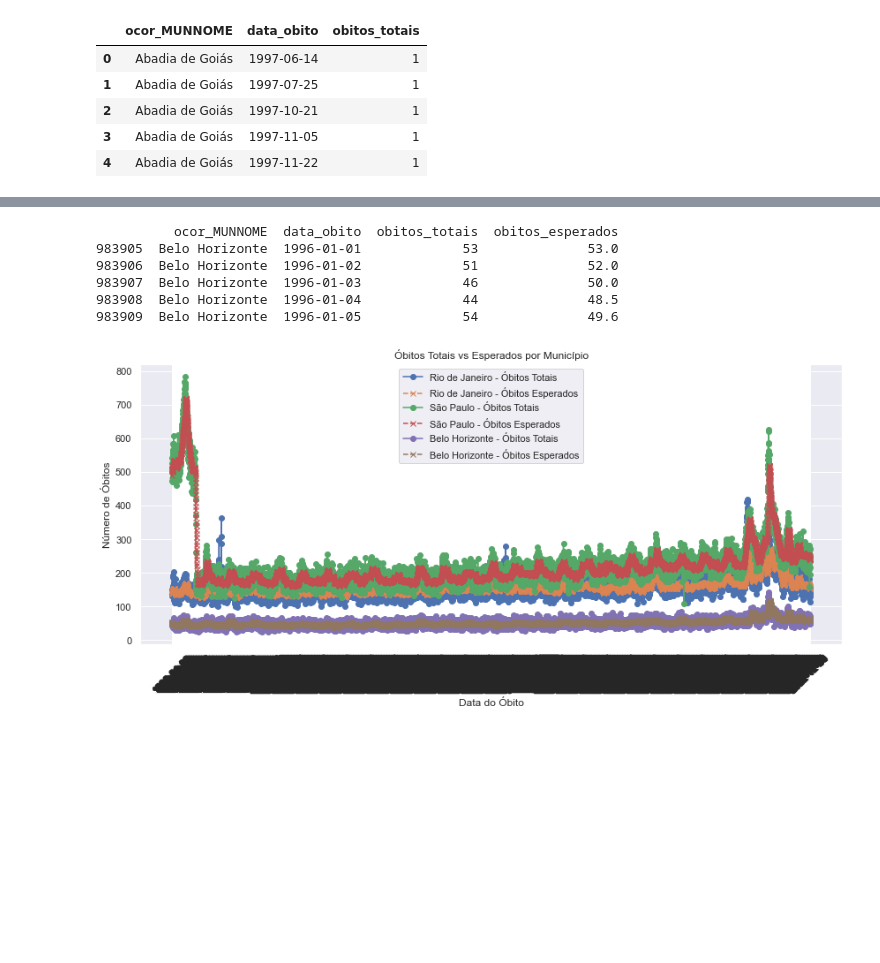
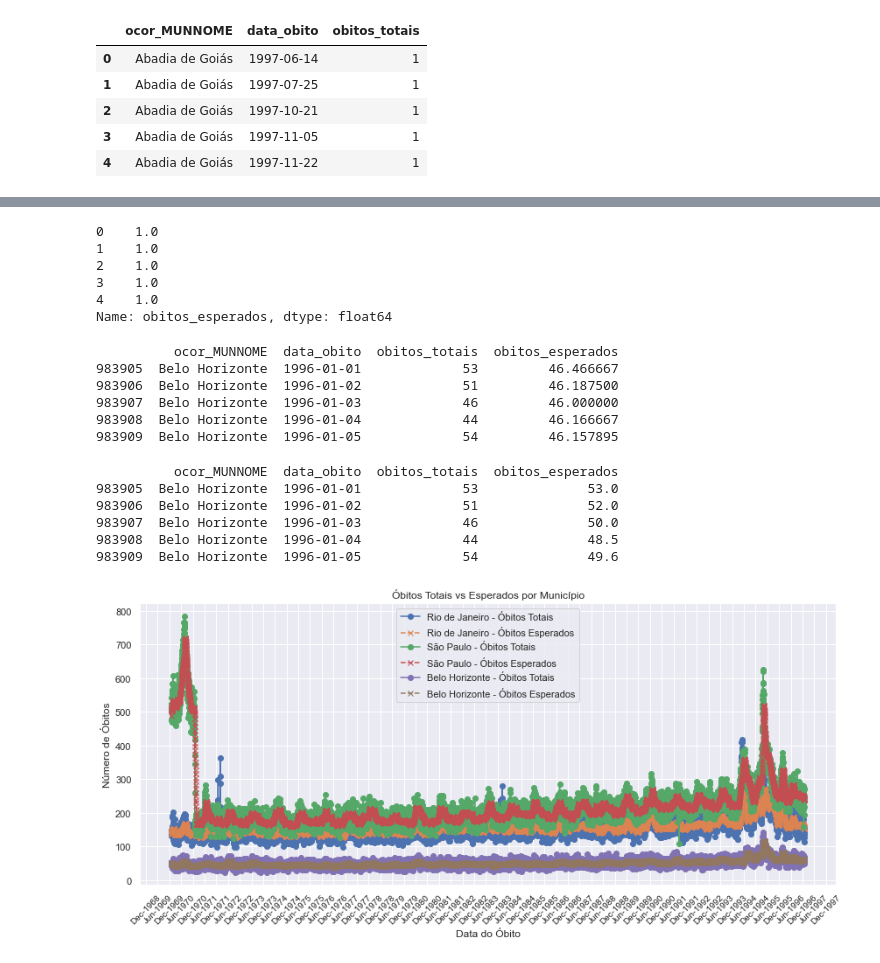
Before and after one commit to jrijo7/IC_LASA, a Jupyter notebook: filtro_df_lasa.ipynb, the cells around one changed output, grey strips where cells are left out. Saved outputs shown, nothing was run; the diff lists cells and outputs as text; code cells hidden in the pictures; blank space fills up the shorter version.

```diff
--- a/filtro_df_lasa.ipynb
+++ b/filtro_df_lasa.ipynb
@@ -19,7 +19,7 @@ arquivos_csv = glob.glob(os.path.join(caminho, "*.csv"))
 dfs = []
 
 for arquivo in arquivos_csv:
-  df = pd.read_csv(arquivo, low_memory=False)[['ocor_MUNNOME','TIPOBITO','data_obito','idade_obito_calculado','SEXO','RACACOR','ESC','OCUP','CIRCOBITO','def_circ_obito','ACIDTRAB', 'causabas_capitulo', 'causabas_grupo', 'causabas_categoria', 'causabas_subcategoria']]
+  df = pd.read_csv(arquivo, low_memory=False)[['ocor_MUNNOME', 'ocor_MUNNOMEX','TIPOBITO','data_obito','idade_obito_calculado','SEXO','RACACOR','ESC','OCUP','CIRCOBITO','def_circ_obito','ACIDTRAB', 'causabas_capitulo', 'causabas_grupo', 'causabas_categoria', 'causabas_subcategoria']]
   dfs.append(df)
   print(f'Lido {arquivo}')
 
@@ -180,3 +180,7 @@ df_agrupado_2.head()
 | 2 | Abadia de Goiás | 1997-10-21 | 1 |
 | 3 | Abadia de Goiás | 1997-11-05 | 1 |
 | 4 | Abadia de Goiás | 1997-11-22 | 1 |
+# %%
+# Fiz por curiosidade se estava dando certo
+df_agrupado_2 = df_agrupado_2.sort_values(by = ['obitos_totais'], ascending = False)
+df_agrupado_2.head()
@@ -182,0 +194,4 @@ df_agrupado_2.head()
+# %%
+# Vamos ordernar os dados por município e data do óbito
+df_agrupado_2 = df_agrupado_2.sort_values(by = ['ocor_MUNNOME', 'data_obito'], ascending = True)
+df_agrupado_2.head()
@@ -182,0 +205,11 @@ df_agrupado_2.head()
+# %%
+# Agora vamos calcular os óbitos esperados, como não lembro o valor da média móvel irei considerar na faixa de um mês (30 dias)
+df_agrupado_2['obitos_esperados'] = df_agrupado_2.groupby('ocor_MUNNOME')['obitos_totais'].transform(lambda x: x.rolling(29, center=True, min_periods=1).mean())
+df_agrupado_2['obitos_esperados'].head()
+# %% [output]
+0    1.0
+1    1.0
+2    1.0
+3    1.0
+4    1.0
+Name: obitos_esperados, dtype: float64
@@ -183 +220,10 @@ df_agrupado_2.head()
+# %%
+print(df_comparacao.head())
+# %% [output]
+          ocor_MUNNOME  data_obito  obitos_totais  obitos_esperados
+983905  Belo Horizonte  1996-01-01             53         46.466667
+983906  Belo Horizonte  1996-01-02             51         46.187500
+983907  Belo Horizonte  1996-01-03             46         46.000000
+983908  Belo Horizonte  1996-01-04             44         46.166667
+983909  Belo Horizonte  1996-01-05             54         46.157895
 # %%
@@ -204,31 +252,35 @@ print(df_comparacao.head())
 # %%
 import matplotlib.pyplot as plt
 import seaborn as sns
+import matplotlib.dates as mdates
 
 # Configurar o estilo dos gráficos
 sns.set_theme(style="darkgrid")
 
 # Criar gráficos para cada cidade selecionada
 cidades_para_comparacao = ['Rio de Janeiro', 'São Paulo', 'Belo Horizonte']
 
 plt.figure(figsize=(12, 6))
 
 for cidade in cidades_para_comparacao:
     df_cidade = df_comparacao[df_comparacao['ocor_MUNNOME'] == cidade]
 
     # Criar gráfico de linha
     plt.plot(df_cidade['data_obito'], df_cidade['obitos_totais'], label=f'{cidade} - Óbitos Totais', marker='o', linestyle='-')
     plt.plot(df_cidade['data_obito'], df_cidade['obitos_esperados'], label=f'{cidade} - Óbitos Esperados', marker='x', linestyle='--')
 
 # Configurar rótulos e título
 plt.xlabel('Data do Óbito')
 plt.ylabel('Número de Óbitos')
 plt.title('Óbitos Totais vs Esperados por Município')
-plt.xticks(rotation=45)
+plt.xticks(rotation=45, fontsize = 10)
 plt.legend()
 plt.tight_layout()
+plt.gca().xaxis.set_major_locator(mdates.MonthLocator(interval=6))  # Mostrar uma data a cada 2 meses
+plt.gca().xaxis.set_major_formatter(mdates.DateFormatter('%b-%Y'))  # Formato mais legível
+
 
 # Exibir gráfico
 plt.show()
 # %% [output]
-[figure, old version]
+[figure, new version]
```
Also changed, not shown: parts of 10 cells of this notebook.
